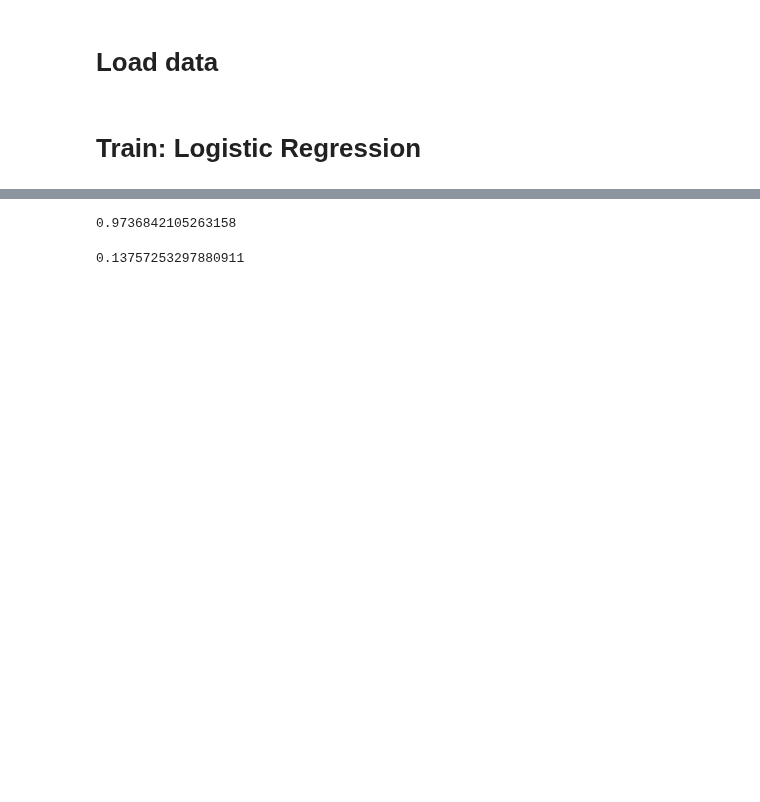
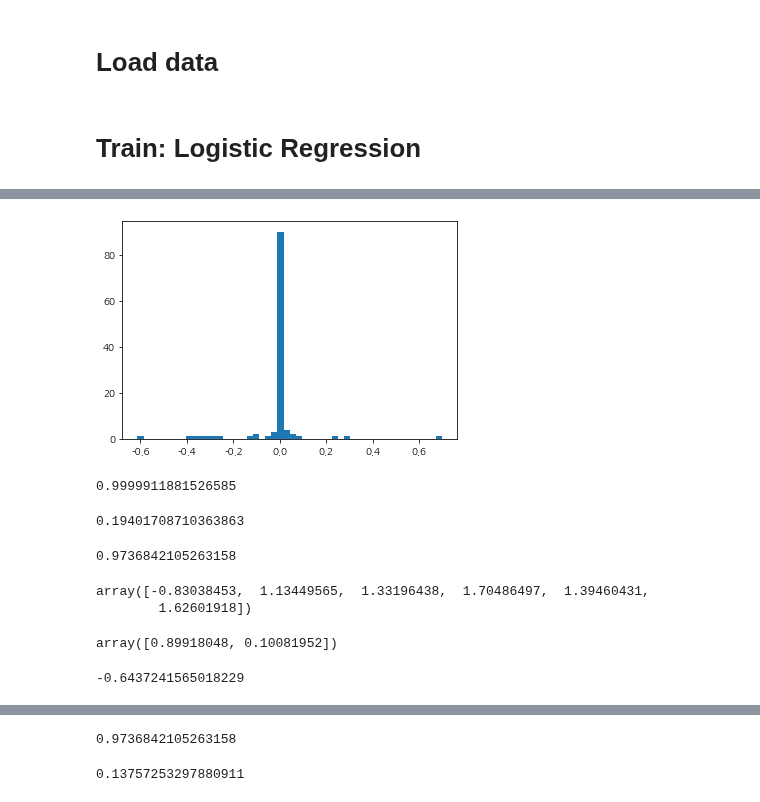
Before and after one commit to ywkim92/Paper-implementation, a Jupyter notebook: Logistic_regression.ipynb, the cells around one changed output, grey strips where cells are left out. Drawn from its saved outputs; the diff is of its cells as text; code cells hidden in the pictures; blank space fills up the shorter version.

Commit message:
feat: Add logistic regression model with IRLS

```diff
--- a/Logistic_regression.ipynb
+++ b/Logistic_regression.ipynb
@@ -26,3 +40,35 @@ X_train = scaler.fit_transform(X_train)
 X_test = scaler.transform(X_test)
 # %% [markdown]
 # Train: Logistic Regression
+# %%
+def irls(data, label, max_iter = 100):
+    b0_init = np.log(label.values.mean()/(1- label.values.mean()))
+    w = np.array([b0_init]+[.0]*(data.shape[1]))
+    x = np.hstack((np.ones((data.shape[0], 1)), data))
+    mu = np.array([prob(w, i, intercept_included=True) for i in x])
+    s = np.zeros((data.shape[0], data.shape[0]))
+    np.fill_diagonal(s, [i*(1-i) for i in mu])
+    cost = 0
+    n_i = 0
+
+    for n_iter in range(max_iter):
+        w_0 = w
+        w = np.linalg.inv( (x.T).dot(s.dot(x)) ).dot(x.T).dot( s.dot(x.dot(w)) + label.values - mu )
+        mu = np.array([prob(w, i, intercept_included=True) for i in x])
+        np.fill_diagonal(s, [i*(1-i) for i in mu])
+        c = llf(w, x, label.values, intercept_included=True)
+        if n_iter==0:
+            cost = c
+            print(cost)
+            n_i +=1
+        else:
+            if (c>cost)|(c!=c):
+                w = w_0
+                print(cost, c)
+                break
+            else:
+                cost = c
+                n_i +=1
+                print(cost)
+    print(n_i)
+    return w
@@ -28,0 +119,33 @@ X_test = scaler.transform(X_test)
+# %%
+plt.hist(pred_proba[:,1] - ll, bins=50)
+plt.show()
+# %% [output]
+[figure, added]
+# %%
+pred_proba[n_samp][1]
+# %% [output]
+0.9999911881526585
+# %%
+beta0[0]
+# %% [output]
+0.19401708710363863
+# %%
+model = LogisticRegression(solver='lbfgs', )
+n_feat = X_train.shape[1]
+model.fit(X_train[:,0:n_feat], y_train)
+
+pred = model.predict(X_test[:,0:n_feat])
+pred_proba = model.predict_proba(X_test[:,0:n_feat])
+
+print(model.score(X_test[:,0:n_feat], y_test))
+# %% [output]
+0.9736842105263158
+# %%
+np.append(model.intercept_, model.coef_.flatten())
+# %% [output]
+array([-0.83038453,  1.13449565,  1.33196438,  1.70486497,  1.39460431,
+        1.62601918])
+# %%
+pred_proba[3]
+# %% [output]
+array([0.89918048, 0.10081952])
@@ -28,0 +157,4 @@ X_test = scaler.transform(X_test)
+# %%
+brent(llf_neg, args=(0, X_train[:, :1], y_train.values), brack=(-2,2))
+# %% [output]
+-0.6437241565018229
```
Also changed, not shown: parts of 18 cells of this notebook.
